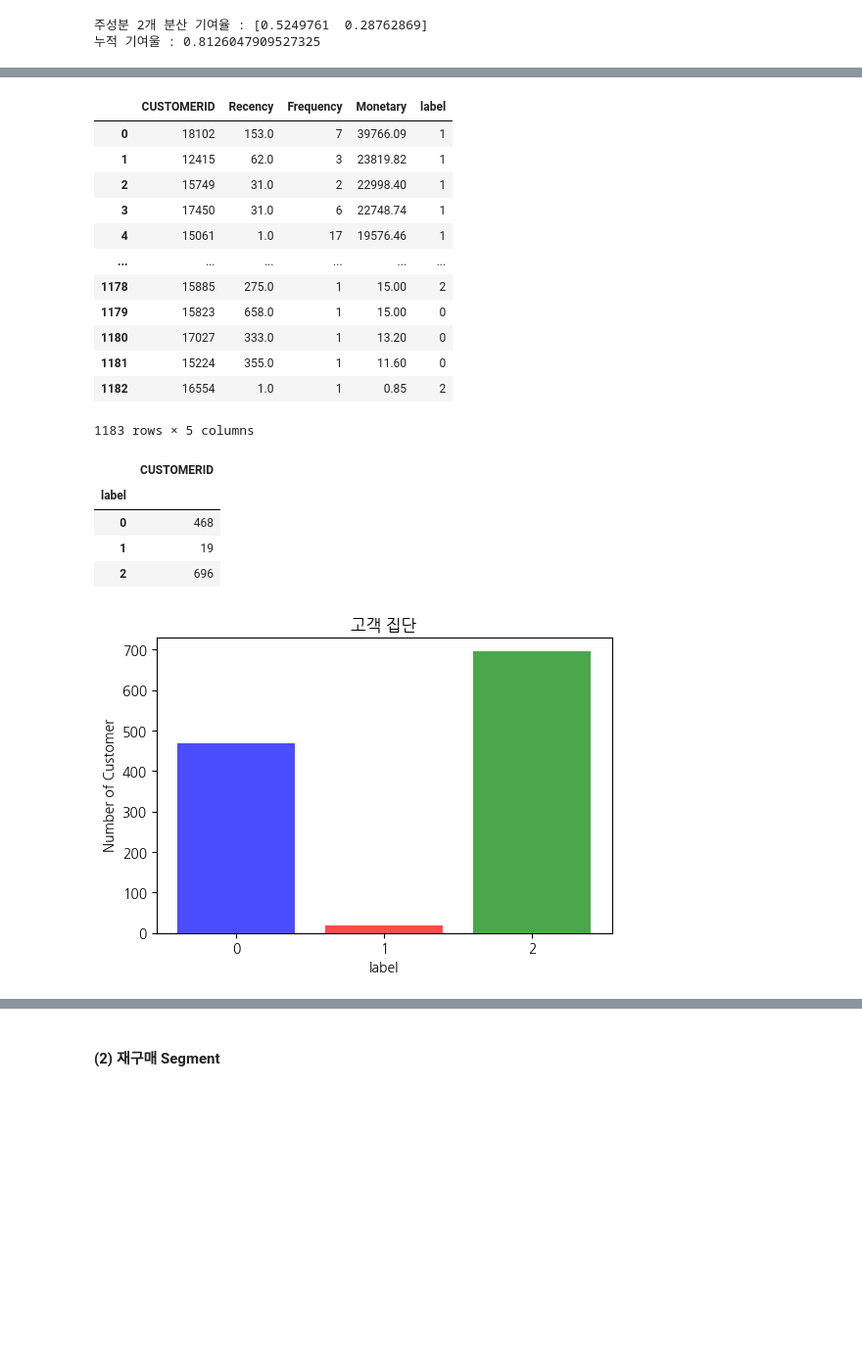
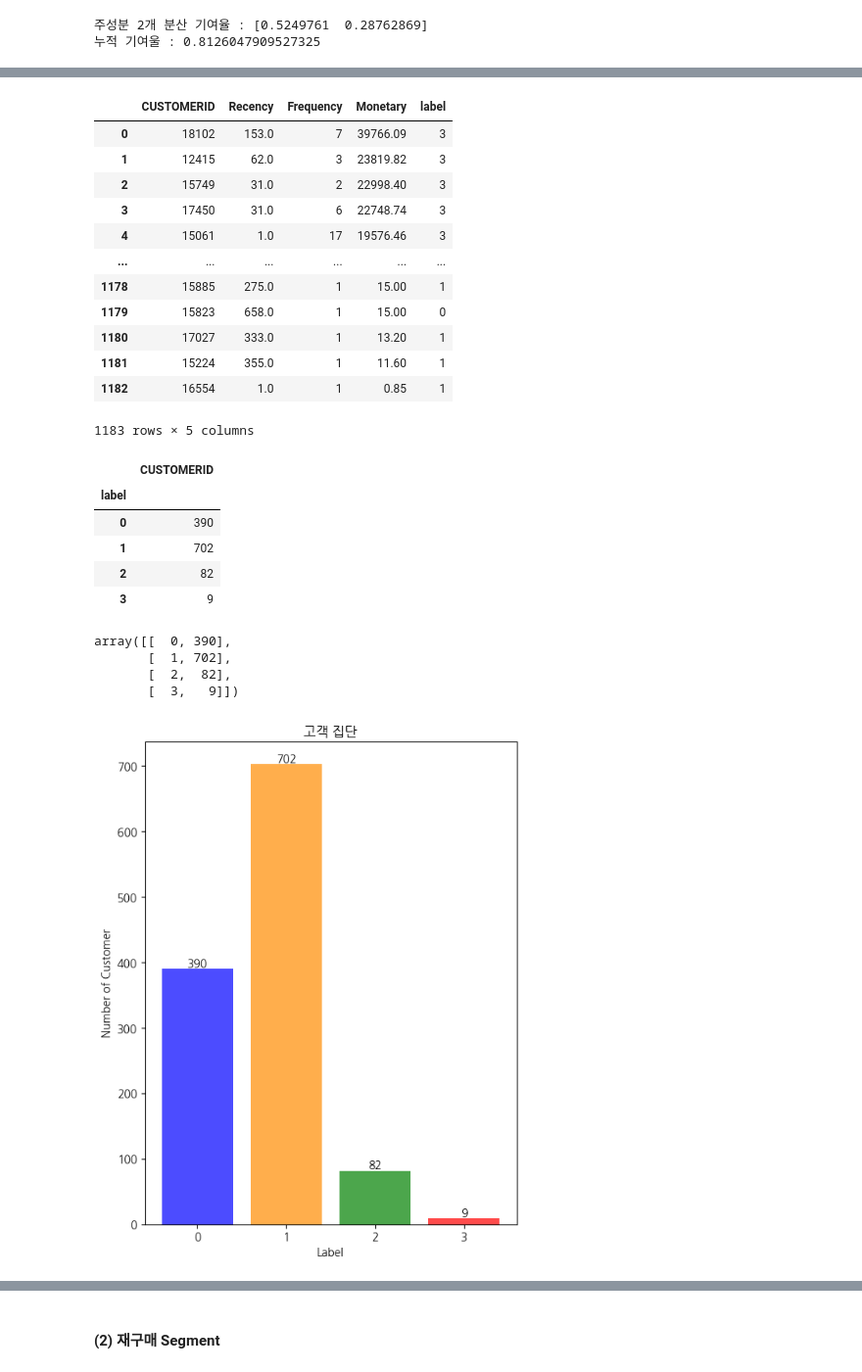
Before and after one commit to DataHyeon/DA_SQL4, a Jupyter notebook: Da_SQL_4.ipynb, the cells around one changed output, grey strips where cells are left out. Shown: that part at 98% size. Drawn from its saved outputs; the diff is of its cells as text; code cells hidden in the pictures; blank space fills up the shorter version.

```diff
--- a/Da_SQL_4.ipynb
+++ b/Da_SQL_4.ipynb
@@ -40,3 +28,4 @@ fm.findSystemFonts()
 plt.rc('font', family='NanumGothic', size=10)
 plt.rcParams['figure.dpi'] = 100
 plt.rcParams['font.family']
+matplotlib.rcParams['axes.unicode_minus'] = False
@@ -467,5 +505,5 @@ WARNING:matplotlib.font_manager:findfont: Font family ['NanuBarunGothic'] not fo
 # %%
-km = KMeans(n_clusters=3, random_state = 42)
+km = KMeans(n_clusters=4, random_state = 42)
 km.fit(pca_data)
 
 km.labels_
@@ -501,17 +543,17 @@ clu_r_df['label'] = km.labels_
 clu_r_df
 # %% [output]
 |  | CUSTOMERID | Recency | Frequency | Monetary | label |
-| 0 | 18102 | 153.0 | 7 | 39766.09 | 1 |
-| 1 | 12415 | 62.0 | 3 | 23819.82 | 1 |
-| 2 | 15749 | 31.0 | 2 | 22998.40 | 1 |
-| 3 | 17450 | 31.0 | 6 | 22748.74 | 1 |
-| 4 | 15061 | 1.0 | 17 | 19576.46 | 1 |
+| 0 | 18102 | 153.0 | 7 | 39766.09 | 3 |
+| 1 | 12415 | 62.0 | 3 | 23819.82 | 3 |
+| 2 | 15749 | 31.0 | 2 | 22998.40 | 3 |
+| 3 | 17450 | 31.0 | 6 | 22748.74 | 3 |
+| 4 | 15061 | 1.0 | 17 | 19576.46 | 3 |
 | ... | ... | ... | ... | ... | ... |
-| 1178 | 15885 | 275.0 | 1 | 15.00 | 2 |
+| 1178 | 15885 | 275.0 | 1 | 15.00 | 1 |
 | 1179 | 15823 | 658.0 | 1 | 15.00 | 0 |
-| 1180 | 17027 | 333.0 | 1 | 13.20 | 0 |
-| 1181 | 15224 | 355.0 | 1 | 11.60 | 0 |
-| 1182 | 16554 | 1.0 | 1 | 0.85 | 2 |
+| 1180 | 17027 | 333.0 | 1 | 13.20 | 1 |
+| 1181 | 15224 | 355.0 | 1 | 11.60 | 1 |
+| 1182 | 16554 | 1.0 | 1 | 0.85 | 1 |
 1183 rows × 5 columns
 # %%
 pivot_df = clu_r_df.pivot_table(index='label', values='CUSTOMERID', aggfunc='count')
@@ -519,18 +561,32 @@ pivot_df
 # %% [output]
 |  | CUSTOMERID |
 | label |  |
-| 0 | 468 |
-| 1 | 19 |
-| 2 | 696 |
+| 0 | 390 |
+| 1 | 702 |
+| 2 | 82 |
+| 3 | 9 |
+# %%
+pivot_df.reset_index().values
+# %% [output]
+array([[  0, 390],
+       [  1, 702],
+       [  2,  82],
+       [  3,   9]])
 # %%
-plt.bar(clu_r_df['label'].value_counts().keys(), clu_r_df['label'].value_counts().values, color=['green', 'blue', 'red'], alpha=0.7)
-plt.xticks(range(0,3))
-plt.xlabel('label')
+plt.figure(figsize=(6,8))
+plt.bar(clu_r_df['label'].value_counts().keys(), clu_r_df['label'].value_counts().values, color=['darkorange', 'blue', 'green', 'red'], alpha=0.7)
+plt.xticks(range(0,4))
+plt.xlabel('Label')
 plt.ylabel('Number of Customer')
 plt.title('고객 집단')
+
+for idx, val in pivot_df.reset_index().values:
+  plt.annotate(val, (idx,val), xytext=(0,2), textcoords='offset points',
+                       fontsize=10, ha='center', color='black')
+plt.savefig('고객집단.png')
 plt.show()
 # %% [output]
-[figure, old version]
+[figure, new version]
 # %%
 group = clu_r_df[['Recency','Frequency','Monetary','label']]
 group = group.groupby('label').mean().reset_index()
```
Also changed, not shown: parts of 25 cells of this notebook, 8 other files.
